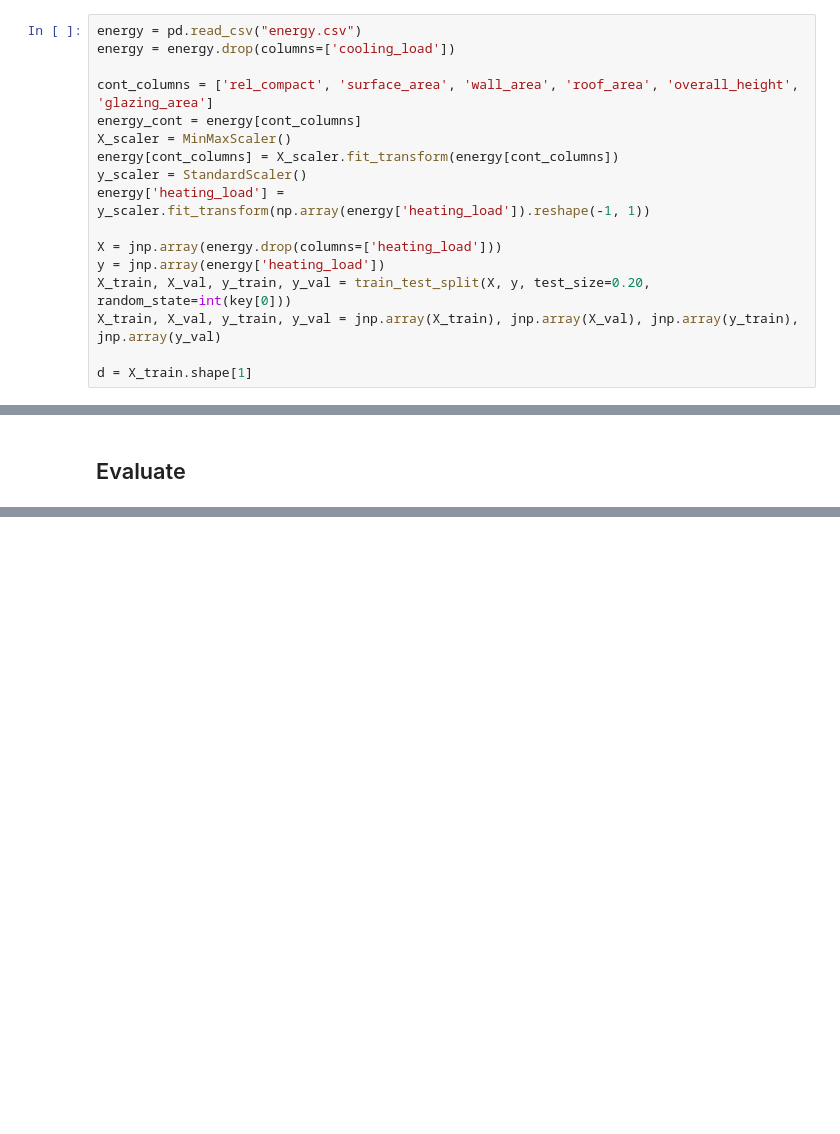
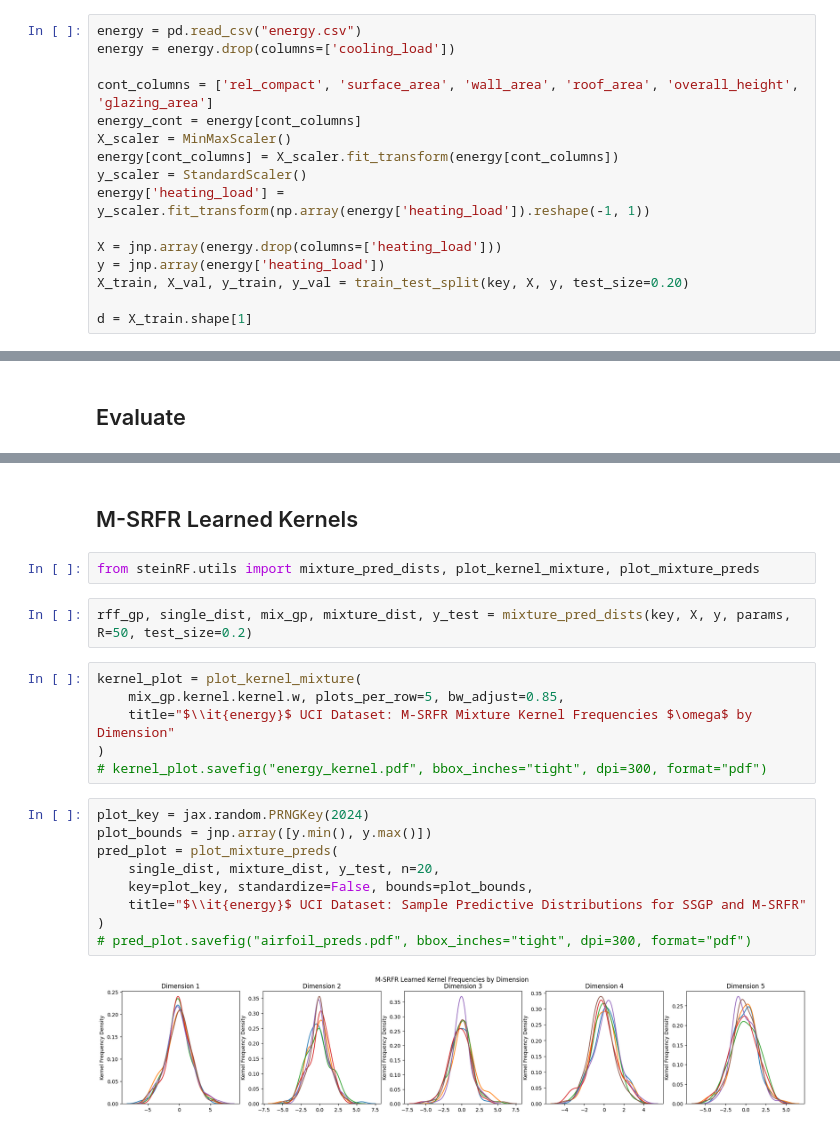
Before and after one commit to houstonwarren/m-srfr, a Jupyter notebook: experiments/energy/energy.ipynb, the cells around one changed output, grey strips where cells are left out. Drawn from its saved outputs; the diff is of its cells as text; blank space fills up the shorter version.

```diff
--- a/experiments/energy/energy.ipynb
+++ b/experiments/energy/energy.ipynb
@@ -66,8 +61,7 @@ energy['heating_load'] = y_scaler.fit_transform(np.array(energy['heating_load'])
 
 X = jnp.array(energy.drop(columns=['heating_load']))
 y = jnp.array(energy['heating_load'])
-X_train, X_val, y_train, y_val = train_test_split(X, y, test_size=0.20, random_state=int(key[0]))
-X_train, X_val, y_train, y_val = jnp.array(X_train), jnp.array(X_val), jnp.array(y_train), jnp.array(y_val)
+X_train, X_val, y_train, y_val = train_test_split(key, X, y, test_size=0.20)
 
 d = X_train.shape[1]
 # %% [markdown]
@@ -586,3 +507,26 @@ pointplot.set_title("Energy UCI Dataset Error")
 # %% [output]
 Text(0.5, 1.0, 'Energy UCI Dataset Error')
 [figure]
+# %% [markdown]
+## M-SRFR Learned Kernels
+# %%
+from steinRF.utils import mixture_pred_dists, plot_kernel_mixture, plot_mixture_preds
+# %%
+rff_gp, single_dist, mix_gp, mixture_dist, y_test = mixture_pred_dists(key, X, y, params, R=50, test_size=0.2)
+# %%
+kernel_plot = plot_kernel_mixture(
+    mix_gp.kernel.kernel.w, plots_per_row=5, bw_adjust=0.85,
+    title="$\\it{energy}$ UCI Dataset: M-SRFR Mixture Kernel Frequencies $\omega$ by Dimension"
+)
+# kernel_plot.savefig("energy_kernel.pdf", bbox_inches="tight", dpi=300, format="pdf")
+# %%
+plot_key = jax.random.PRNGKey(2024)
+plot_bounds = jnp.array([y.min(), y.max()])
+pred_plot = plot_mixture_preds(
+    single_dist, mixture_dist, y_test, n=20,
+    key=plot_key, standardize=False, bounds=plot_bounds,
+    title="$\\it{energy}$ UCI Dataset: Sample Predictive Distributions for SSGP and M-SRFR"
+)
+# pred_plot.savefig("airfoil_preds.pdf", bbox_inches="tight", dpi=300, format="pdf")
+# %% [output]
+[figure, added]
```
Also changed, not shown: parts of 17 cells of this notebook, 4 other files.
